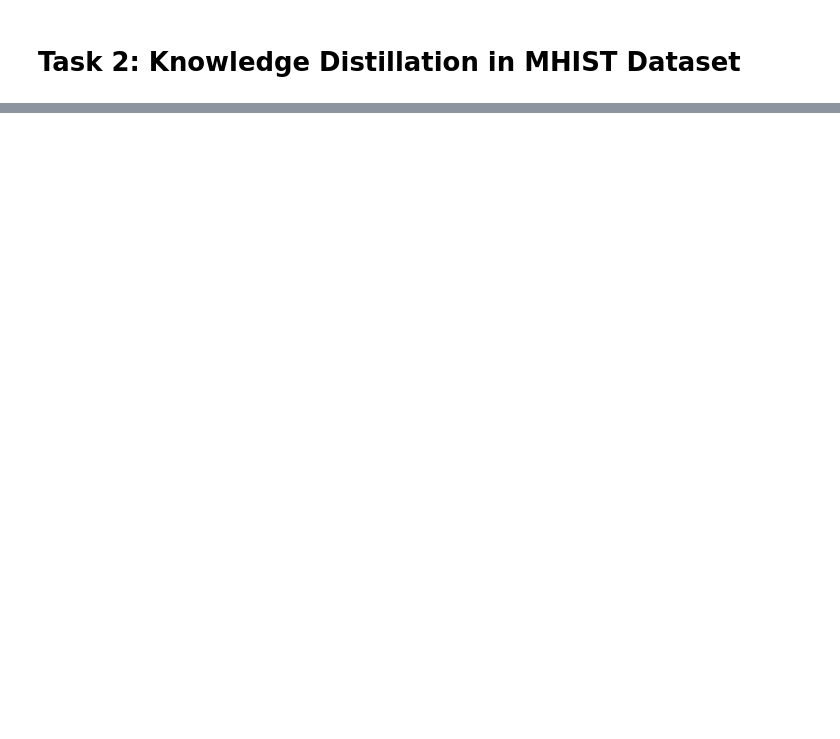
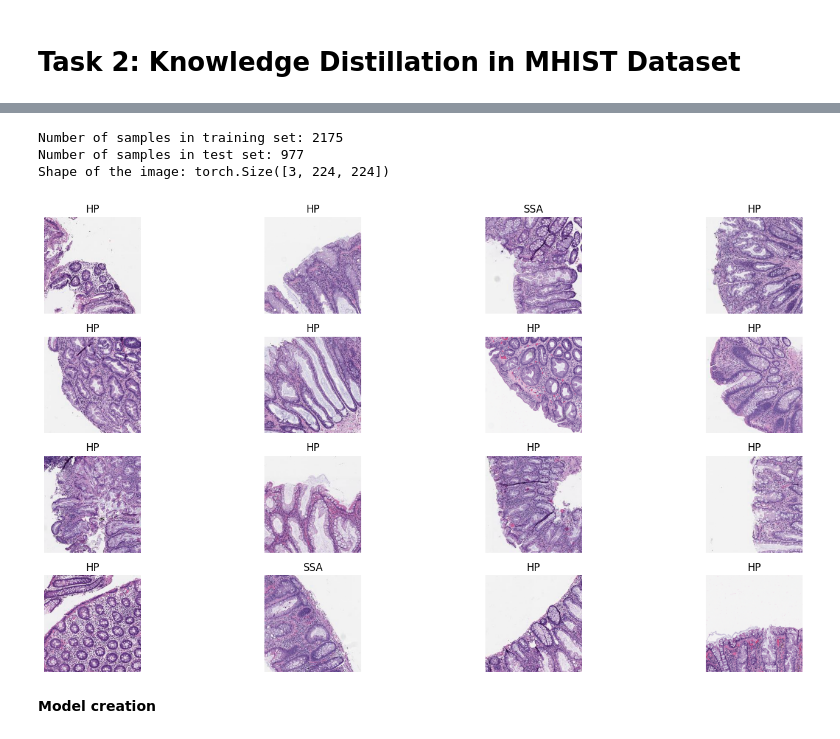
Before and after one commit to sunhuanhuan920/ECE1512_2023F_ProjectRepo_Zhenhuan_Sun, a Jupyter notebook: Project A/Task_2.ipynb, the cells around one changed output, grey strips where cells are left out. Drawn from its saved outputs; the diff is of its cells as text; code cells hidden in the pictures; blank space fills up the shorter version.

```diff
--- a/Project A/Task_2.ipynb
+++ b/Project A/Task_2.ipynb
@@ -18,0 +30,5 @@
+# %%
+import pandas as pd
+
+annotations = pd.read_csv('annotations.csv')
+annotations.head(10)
@@ -18,0 +47,3 @@
+# %%
+train_annotations = annotations[annotations['Partition'] == 'train']
+train_annotations.head()
@@ -18,0 +57,3 @@
+# %%
+test_annotations = annotations[annotations['Partition'] == 'test']
+test_annotations.head()
@@ -18,0 +135,45 @@
+# %%
+print("Number of samples in training set:", len(train_dataset))
+print("Number of samples in test set:", len(test_dataset))
+
+# Fetch a single sample (image and label) from the training dataset
+image, label = train_dataset[0]
+# Each image has shape: [channels, height, width]
+print("Shape of the image:", image.shape)
+# %% [output]
+Number of samples in training set: 2175
+Number of samples in test set: 977
+Shape of the image: torch.Size([3, 224, 224])
+# %%
+import matplotlib.pyplot as plt
+import numpy as np
+
+# Helper function to unnormalize and display an image
+def imshow(ax, img):
+    img = img.numpy().transpose((1, 2, 0))  # Convert from Tensor image
+    # Unnormalize the image
+    img = stds * img + means
+    img = np.clip(img, 0, 1)  # Clip values to be between 0 and 1 to display correctly
+    ax.imshow(img)
+    ax.axis('off')
+
+# Get a batch of images and labels
+dataiter = iter(test_dataloader)
+images, labels = next(dataiter)
+
+# Convert labels back to their string representation for visualization
+label_map = {0: "SSA", 1: "HP"}
+labels = [label_map[int(i)] for i in labels]
+
+# Display images with labels
+fig = plt.figure(figsize=(16, 8))
+for idx in np.arange(16):  # Displaying first 16 images of the batch
+    ax = fig.add_subplot(4, 4, idx+1, xticks=[], yticks=[])
+    imshow(ax, images[idx])
+    ax.set_title(labels[idx])
+plt.tight_layout()
+plt.show()
+# %% [output]
+[figure, added]
+# %% [markdown]
+**Model creation**
```
Also changed, not shown: parts of 9 cells of this notebook.
